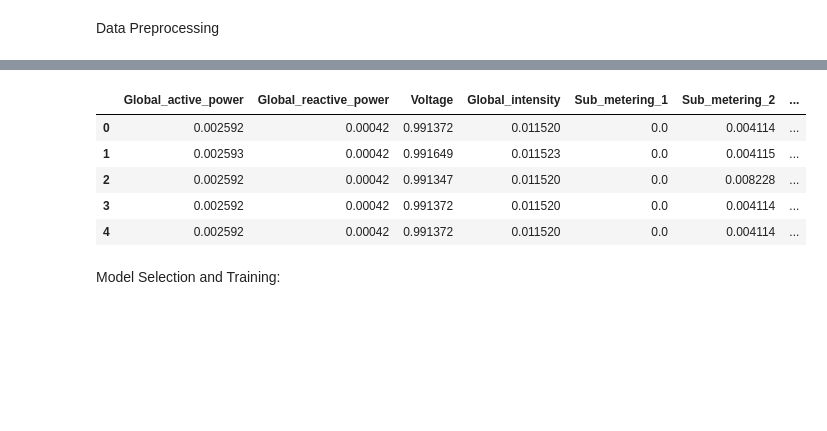
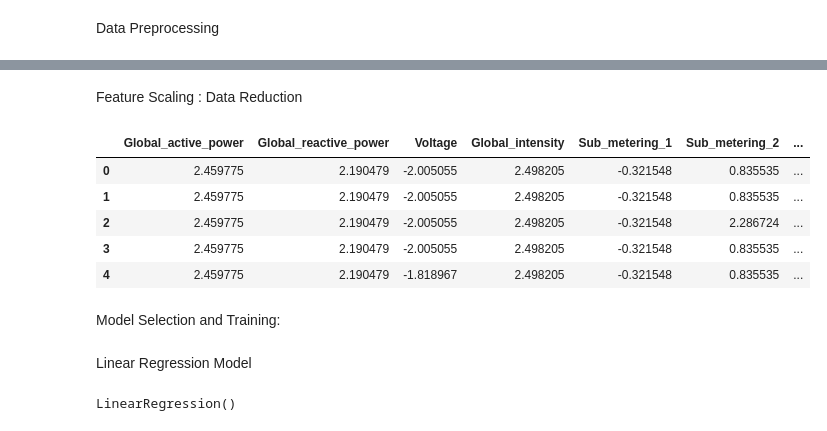
Before and after one commit to Shanchai-bit/Project-Title-PowerPulse-Household-Energy-Usage-Forecast, a Jupyter notebook: Energy_usage_forecast.ipynb, the cells around one changed output, grey strips where cells are left out. Drawn from its saved outputs; the diff is of its cells as text; code cells hidden in the pictures; blank space fills up the shorter version.

```diff
--- a/Energy_usage_forecast.ipynb
+++ b/Energy_usage_forecast.ipynb
@@ -57,10 +56,10 @@ df.drop(['Date', 'Time'], axis=1, inplace=True)
 
 # Parse date and time into separate features.
 # Extract time-based features
-df['Hour'] = df.index.hour
-df['Day'] = df.index.day
-df['Month'] = df.index.month
-df['Weekday'] = df.index.weekday
+Hour = df.index.hour
+Day = df.index.day
+Month = df.index.month
+Weekday = df.index.weekday
 
 # changing the datatype of the 'Global_active_power' column to float
 df['Global_active_power'] = pd.to_numeric(df['Global_active_power'], errors='coerce')
@@ -214,3 +205,12 @@ for col in df.columns:
+# %%
+from scipy.stats.mstats import winsorize
+# winsorizing the outliers in the dataset
+df['Global_active_power'] = winsorize(df['Global_active_power'], limits=[0.05, 0.05])
+df['Global_reactive_power'] = winsorize(df['Global_reactive_power'], limits=[0.05, 0.05])
+df['Voltage'] = winsorize(df['Voltage'], limits=[0.05, 0.05])
+df['Global_intensity'] = winsorize(df['Global_intensity'], limits=[0.05, 0.05])
+df['Sub_metering_1'] = winsorize(df['Sub_metering_1'], limits=[0.05, 0.05])
+df['Sub_metering_2'] = winsorize(df['Sub_metering_2'], limits=[0.05, 0.05])
 # %%
 # Outliers are present in the dataset. I am going to use median to fill the outliers in the dataset.
 # Alternate method for outliers in numerical data : Ask client -> BA -> SME -> Median -> ffill -> bfill -> interolate
@@ -268,8 +260,0 @@ Weekday
-# %%
-# Create additional features such as daily averages, peak hours, or rolling averages.
-
-
-df['Daily_Avg_Power'] = df['Global_active_power'].resample('D').transform('mean')
-df['Is_Peak_Hour'] = df['Hour'].apply(lambda x: 1 if (6 <= x <= 9) or (17 <= x <= 21) else 0)
-df['Rolling_3H_Avg'] = df['Global_active_power'].rolling(window=3, min_periods=1).mean()
-df['Rolling_24H_Avg'] = df['Global_active_power'].rolling(window=24, min_periods=1).mean()
@@ -276,19 +270,21 @@ df['Rolling_24H_Avg'] = df['Global_active_power'].rolling(window=24, min_periods
+# %% [markdown]
+Feature Scaling : Data Reduction
 # %%
 # Normalizing the dataset
 # Normalization is used to scale the data of the dataset so that all the data points lie between 0 and 1.
-
-scaler = Normalizer()
+from sklearn.preprocessing import StandardScaler
+scaler = StandardScaler()
 scaled_data = scaler.fit_transform(df)
 scaled_df = pd.DataFrame(scaled_data,
                          columns=df.columns)
 scaled_df.head()
 # now we are going to use the scaled data for the model building
 # %% [output]
 |  | Global_active_power | Global_reactive_power | Voltage | Global_intensity | Sub_metering_1 | Sub_metering_2 | ... |
-| 0 | 0.002592 | 0.00042 | 0.991372 | 0.011520 | 0.0 | 0.004114 | ... |
-| 1 | 0.002593 | 0.00042 | 0.991649 | 0.011523 | 0.0 | 0.004115 | ... |
-| 2 | 0.002592 | 0.00042 | 0.991347 | 0.011520 | 0.0 | 0.008228 | ... |
-| 3 | 0.002592 | 0.00042 | 0.991372 | 0.011520 | 0.0 | 0.004114 | ... |
-| 4 | 0.002592 | 0.00042 | 0.991372 | 0.011520 | 0.0 | 0.004114 | ... |
+| 0 | 2.459775 | 2.190479 | -2.005055 | 2.498205 | -0.321548 | 0.835535 | ... |
+| 1 | 2.459775 | 2.190479 | -2.005055 | 2.498205 | -0.321548 | 0.835535 | ... |
+| 2 | 2.459775 | 2.190479 | -2.005055 | 2.498205 | -0.321548 | 2.286724 | ... |
+| 3 | 2.459775 | 2.190479 | -2.005055 | 2.498205 | -0.321548 | 0.835535 | ... |
+| 4 | 2.459775 | 2.190479 | -1.818967 | 2.498205 | -0.321548 | 0.835535 | ... |
 # %% [markdown]
 Model Selection and Training:
@@ -294,0 +298,2 @@ Model Selection and Training:
+# %% [markdown]
+Linear Regression Model
@@ -294,0 +306,5 @@ Model Selection and Training:
+# %%
+# Model Training / fitting the model
+Linear_model.fit(X_train, y_train)
+# %% [output]
+LinearRegression()
```
Also changed, not shown: parts of 42 cells of this notebook.
